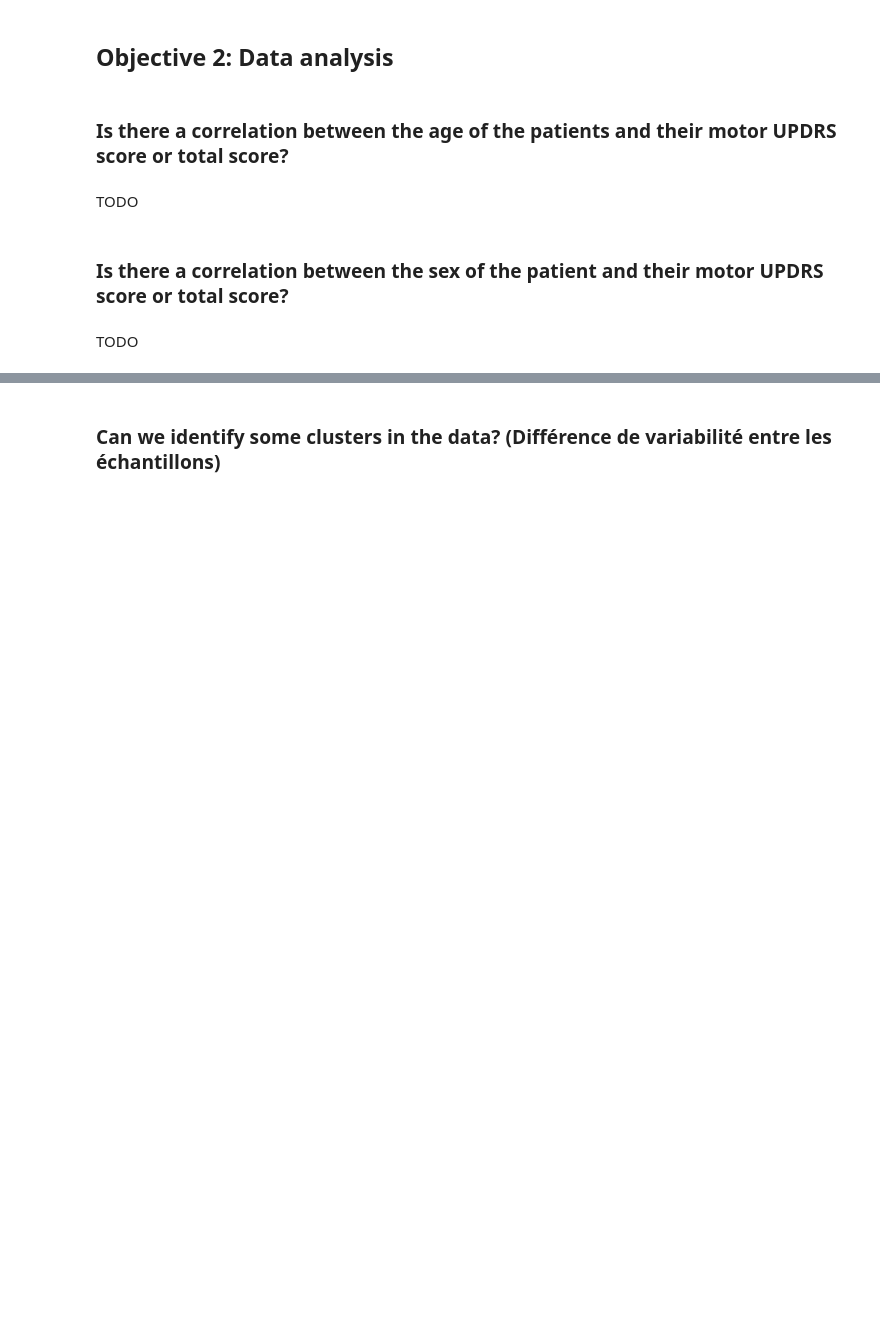
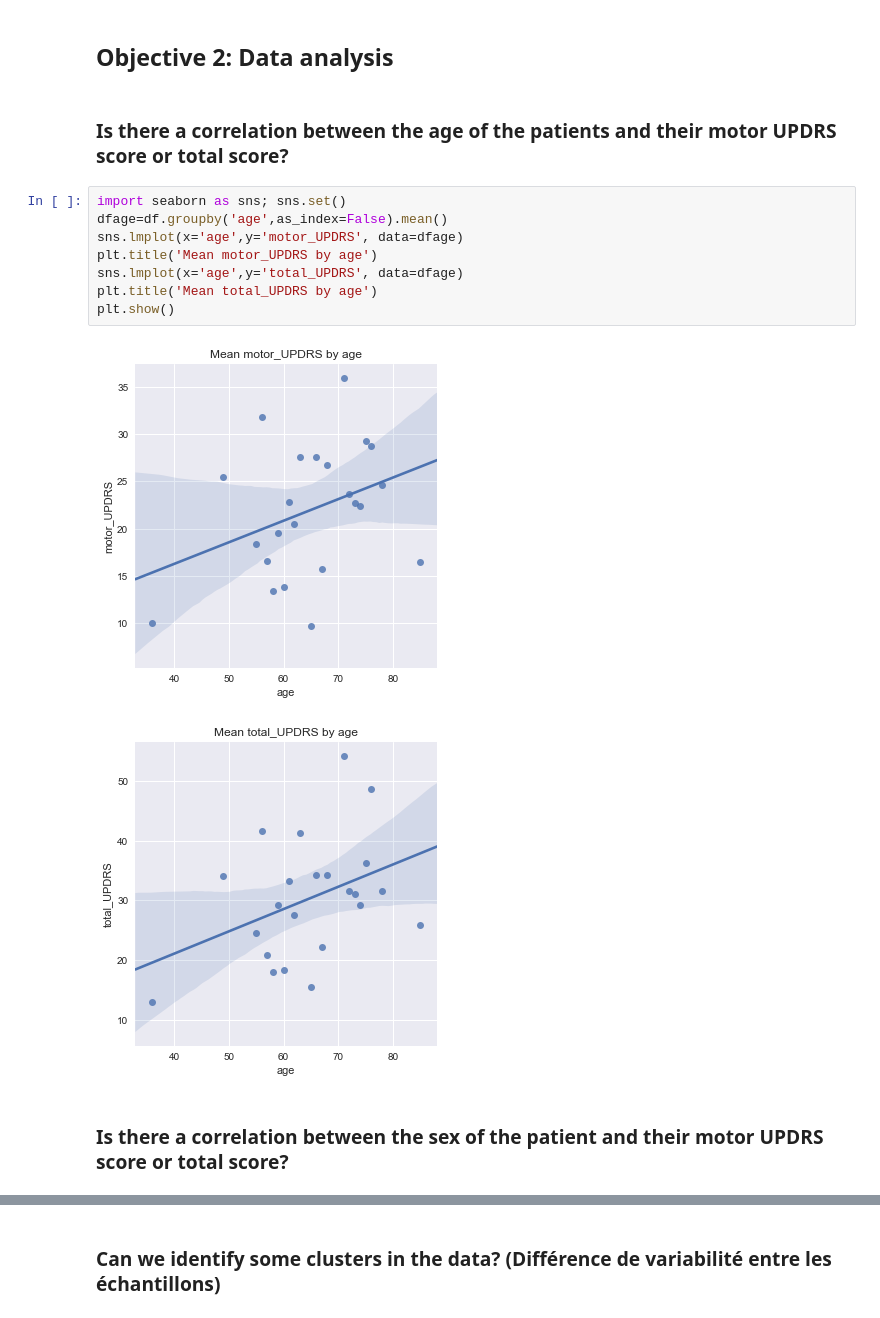
Before and after one commit to Mymoza/DataMining-UPDRS, a Jupyter notebook: UPDRS.ipynb, the cells around one changed output, grey strips where cells are left out. Drawn from its saved outputs; the diff is of its cells as text; blank space fills up the shorter version.

Commit message:
Update UPDRS.ipynb
Adding score-age and score sex graph

```diff
--- a/UPDRS.ipynb
+++ b/UPDRS.ipynb
@@ -514,9 +514,16 @@ Name: subject_id, dtype: float64
 ## Objective 2: Data analysis
 # %% [markdown]
 ### Is there a correlation between the age of the patients and their motor UPDRS score or total score?
-# %% [markdown]
-TODO
+# %%
+import seaborn as sns; sns.set()
+dfage=df.groupby('age',as_index=False).mean()
+sns.lmplot(x='age',y='motor_UPDRS', data=dfage)
+plt.title('Mean motor_UPDRS by age')
+sns.lmplot(x='age',y='total_UPDRS', data=dfage)
+plt.title('Mean total_UPDRS by age')
+plt.show()
+# %% [output]
+[figure, added]
+[figure, added]
 # %% [markdown]
 ### Is there a correlation between the sex of the patient and their motor UPDRS score or total score?
-# %% [markdown]
-TODO
```
Also changed, not shown: parts of 2 cells of this notebook.
